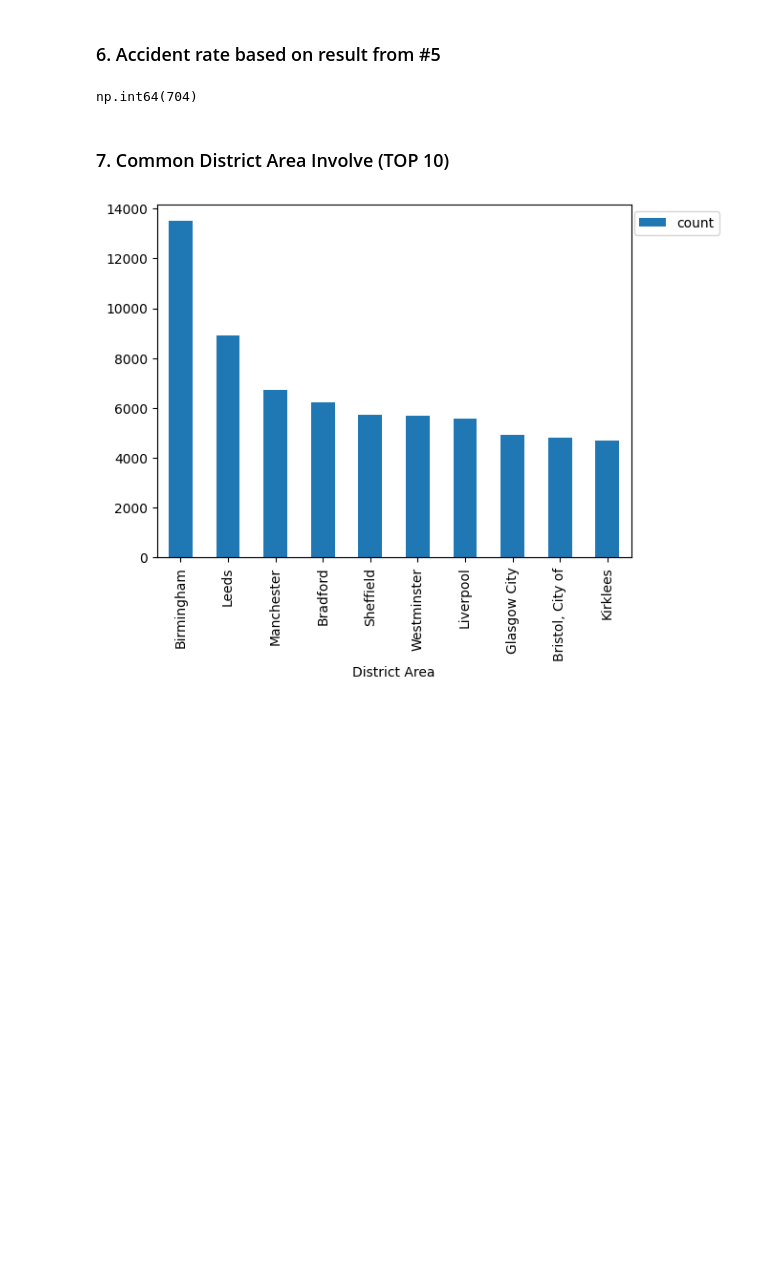
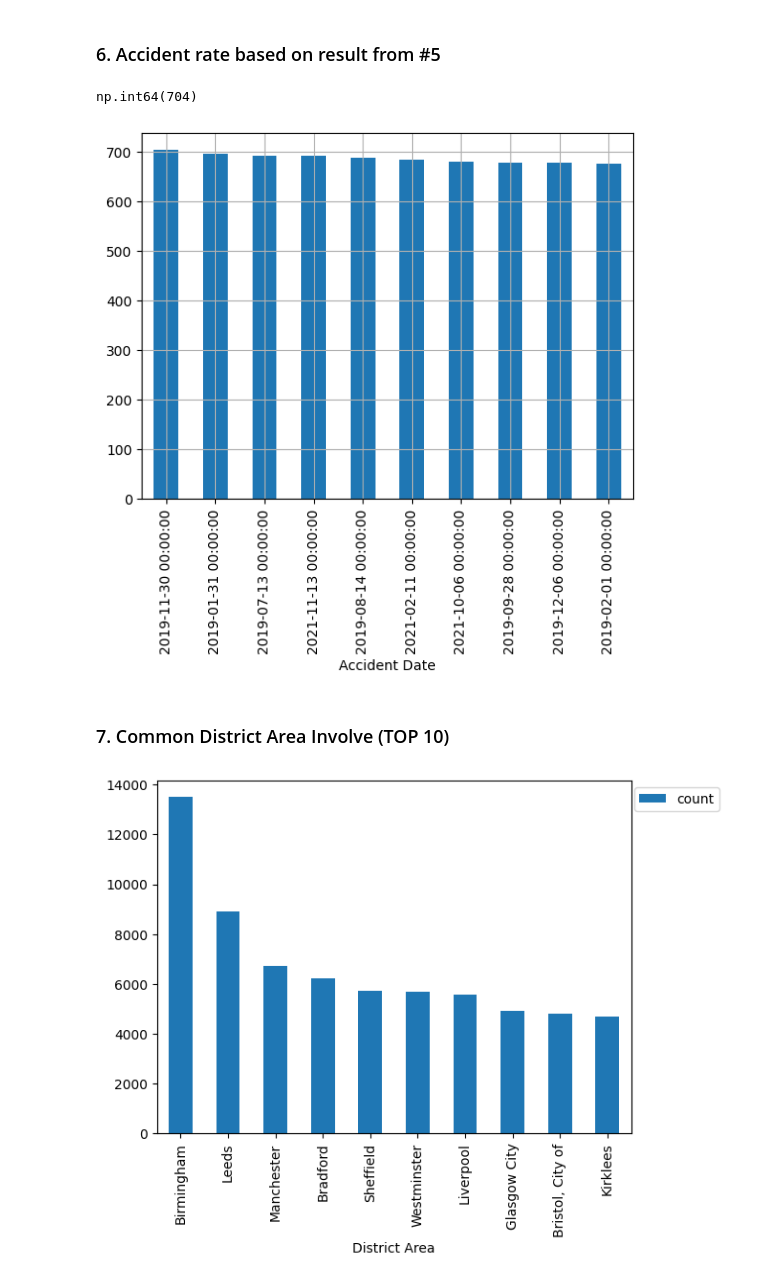
Before and after one commit to RyannKim327/Jupyter-Notebook, a Jupyter notebook: ITD - 3B/activity 4.ipynb, the cells around one changed output. Saved outputs shown, nothing was run; the diff lists cells and outputs as text; code cells hidden in the pictures; blank space fills up the shorter version.

```diff
--- a/ITD - 3B/activity 4.ipynb
+++ b/ITD - 3B/activity 4.ipynb
@@ -309,6 +312,14 @@ Timestamp('2019-11-30 00:00:00')
 data[data['Accident Date'] == accident_date].value_counts().sum()
 # %% [output]
 np.int64(704)
+# %%
+accident_date_ = data['Accident Date'].value_counts()[:10]
+
+accident_date_.plot(kind="bar")
+plt.grid()
+plt.show()
+# %% [output]
+[figure, added]
 # %% [markdown]
 ### 7. Common District Area Involve (TOP 10)
 # %%
```
Also changed, not shown: parts of 20 cells of this notebook, 2 other files.
